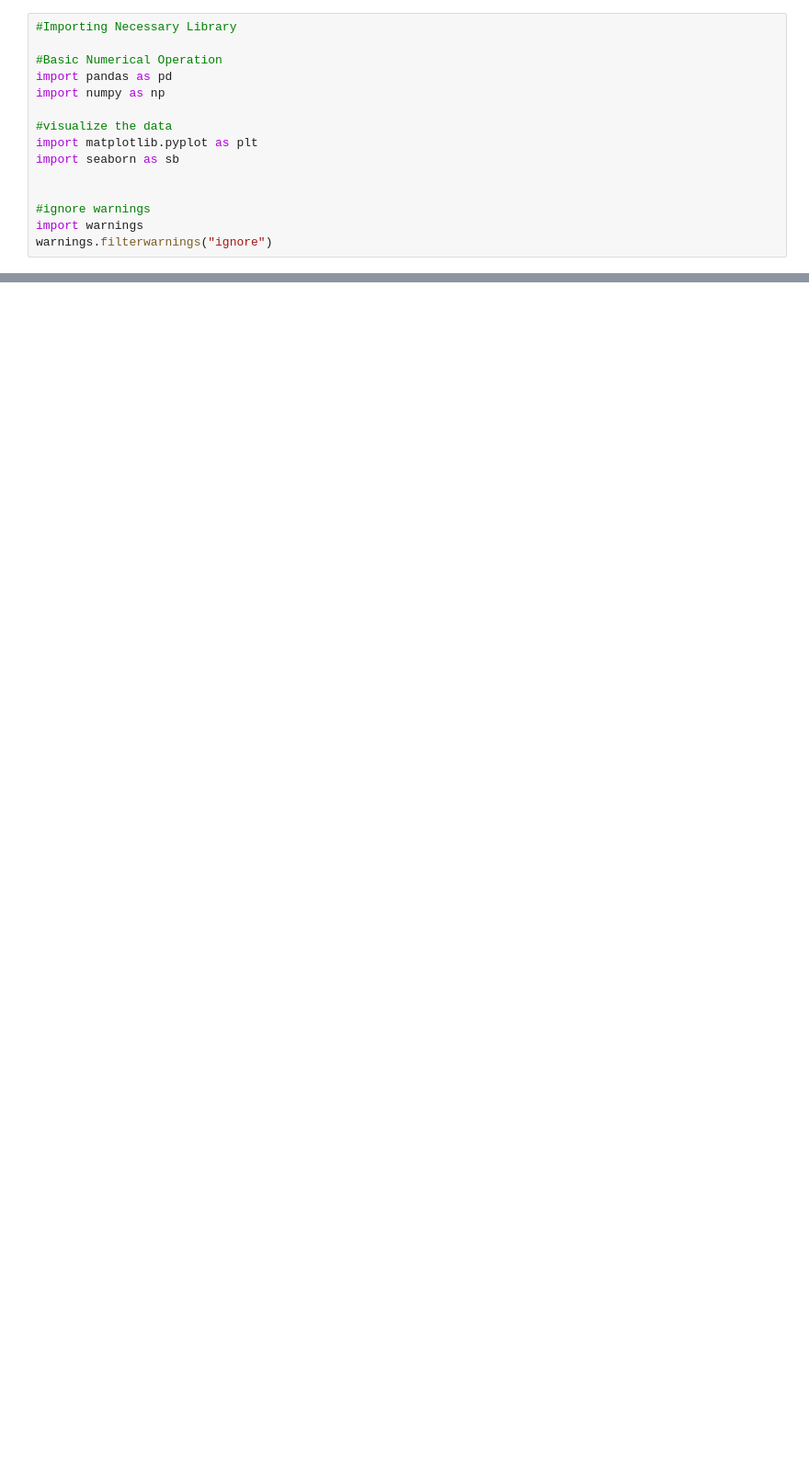
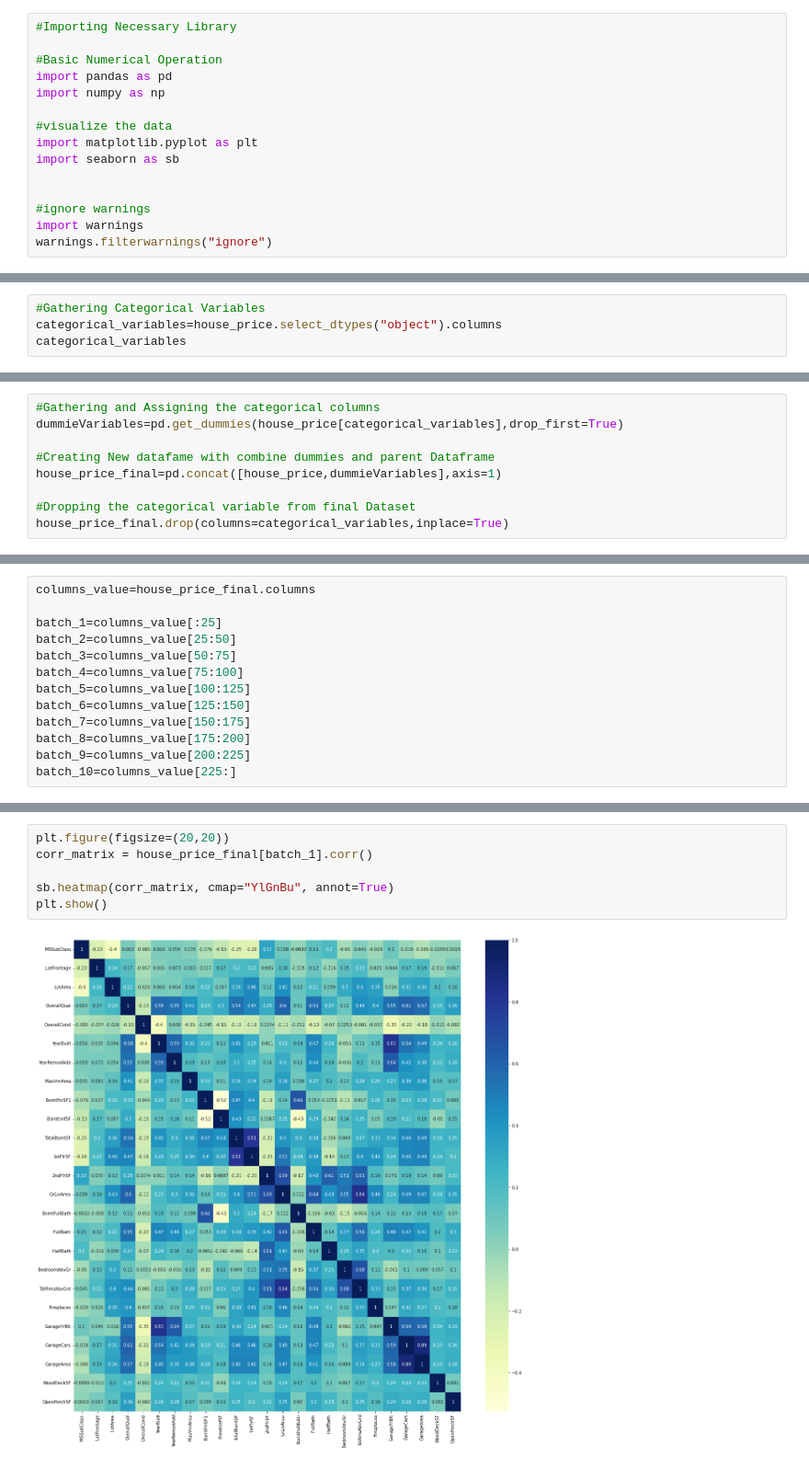
Before and after one commit to HussainPythonista/Australian_Housing_Prediction, a Jupyter notebook: Housing_DataSet_Data_Preparation_Model.ipynb, the cells around one changed output, grey strips where cells are left out. Shown at 92% size. Cells and saved outputs as stored; diff of their text form; blank space fills up the shorter version.

```diff
--- a/Housing_DataSet_Data_Preparation_Model.ipynb
+++ b/Housing_DataSet_Data_Preparation_Model.ipynb
@@ -59,0 +84,4 @@ house_price.head()
+# %%
+#Gathering Categorical Variables
+categorical_variables=house_price.select_dtypes("object").columns
+categorical_variables
@@ -59,0 +99,9 @@ house_price.head()
+# %%
+#Gathering and Assigning the categorical columns
+dummieVariables=pd.get_dummies(house_price[categorical_variables],drop_first=True)
+
+#Creating New datafame with combine dummies and parent Dataframe
+house_price_final=pd.concat([house_price,dummieVariables],axis=1)
+
+#Dropping the categorical variable from final Dataset
+house_price_final.drop(columns=categorical_variables,inplace=True)
@@ -59,0 +137,13 @@ house_price.head()
+# %%
+columns_value=house_price_final.columns
+
+batch_1=columns_value[:25]
+batch_2=columns_value[25:50]
+batch_3=columns_value[50:75]
+batch_4=columns_value[75:100]
+batch_5=columns_value[100:125]
+batch_6=columns_value[125:150]
+batch_7=columns_value[150:175]
+batch_8=columns_value[175:200]
+batch_9=columns_value[200:225]
+batch_10=columns_value[225:]
@@ -59,0 +154,8 @@ house_price.head()
+# %%
+plt.figure(figsize=(20,20))
+corr_matrix = house_price_final[batch_1].corr()
+
+sb.heatmap(corr_matrix, cmap="YlGnBu", annot=True)
+plt.show()
+# %% [output]
+[figure, added]
```
Also changed, not shown: parts of 67 cells of this notebook.
